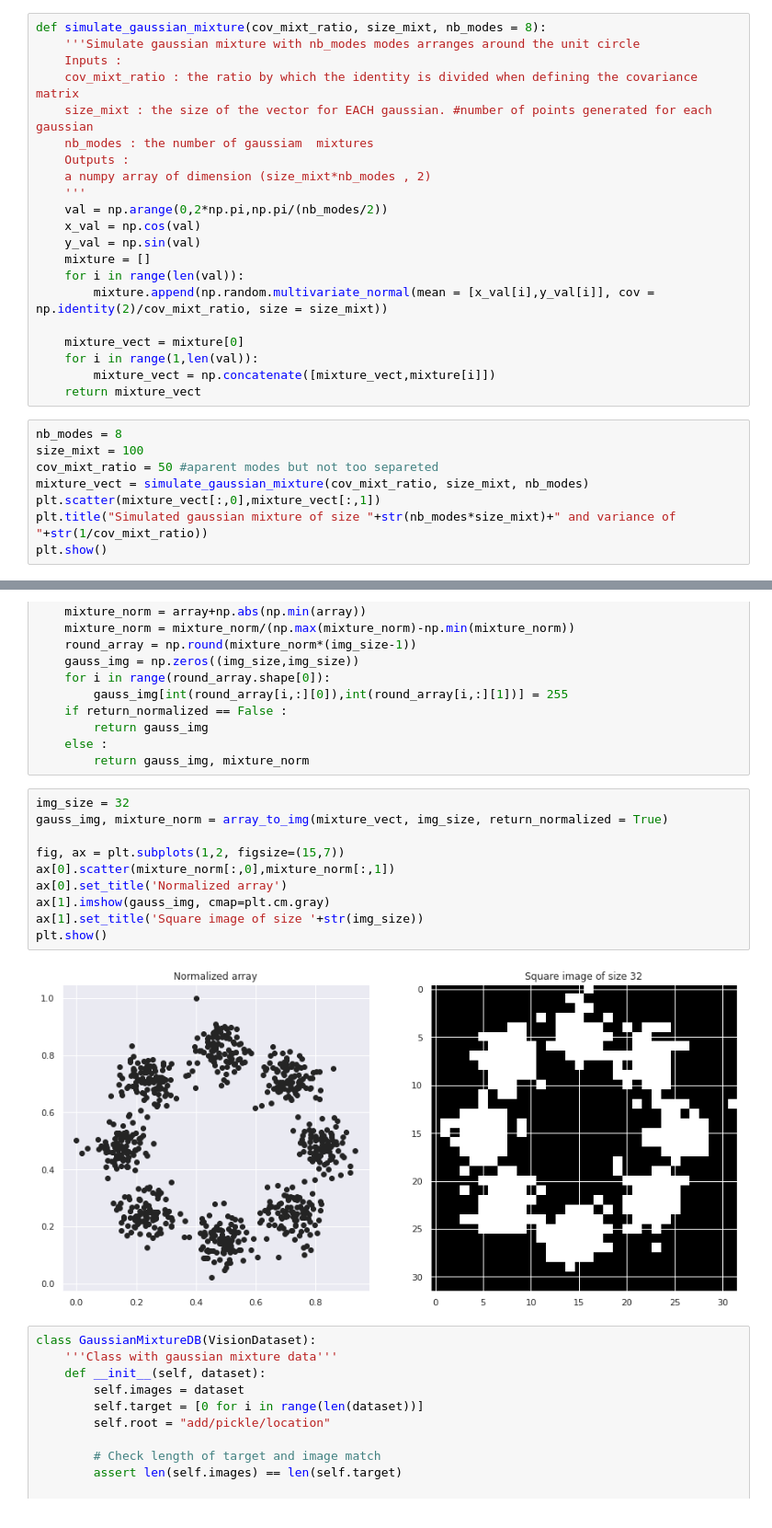
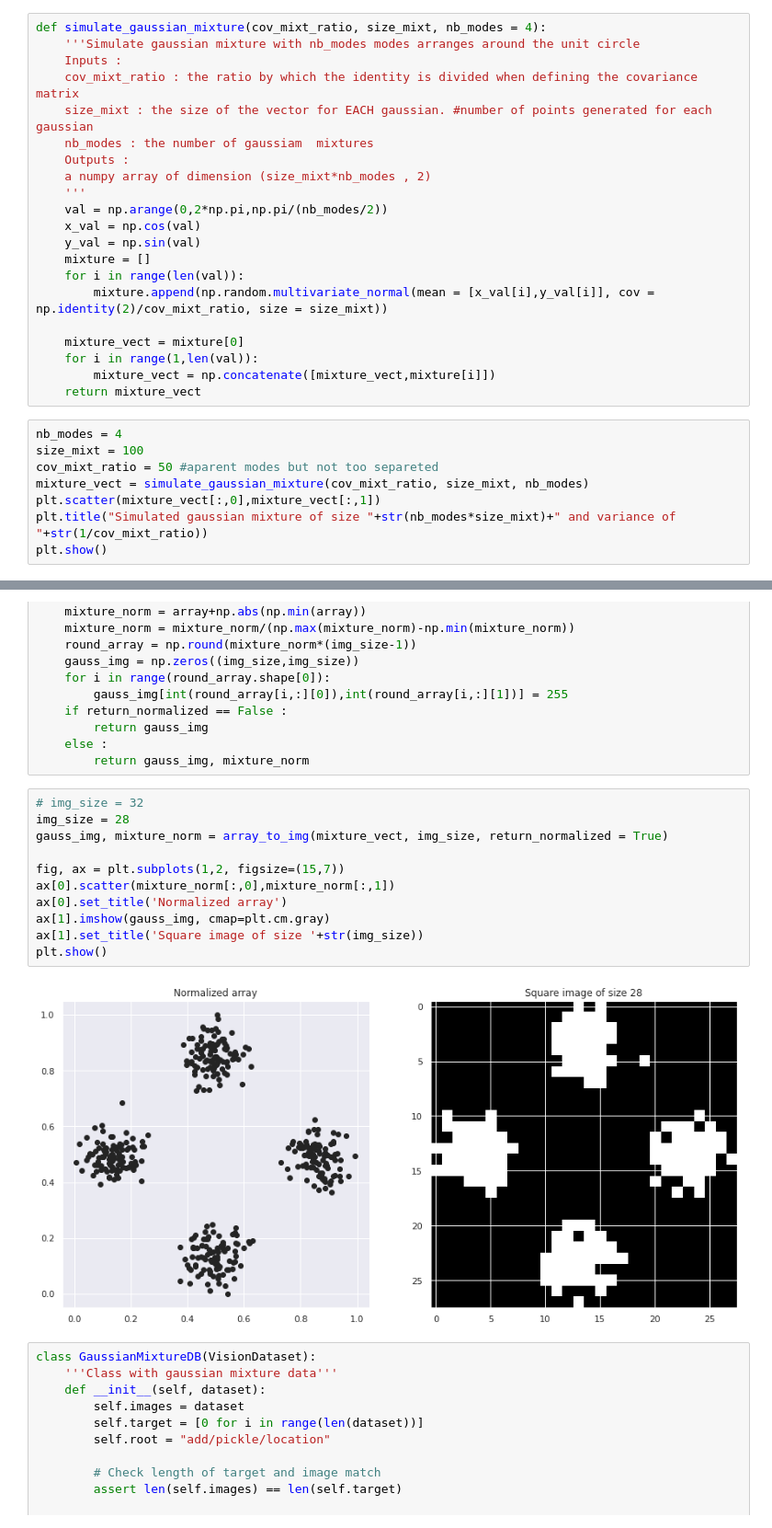
Before and after one commit to philomenec/Optimal-Transport, a Jupyter notebook: OTGAN.ipynb, the cells around one changed output, grey strips where cells are left out. Shown at 92% size. Cells and saved outputs as stored; diff of their text form.

```diff
--- a/OTGAN.ipynb
+++ b/OTGAN.ipynb
@@ -290,7 +269,7 @@ plt.show()
 # %% [markdown]
 ## Create gaussian mixture 'images'
 # %%
-def simulate_gaussian_mixture(cov_mixt_ratio, size_mixt, nb_modes = 8):
+def simulate_gaussian_mixture(cov_mixt_ratio, size_mixt, nb_modes = 4):
     '''Simulate gaussian mixture with nb_modes modes arranges around the unit circle
     Inputs :
     cov_mixt_ratio : the ratio by which the identity is divided when defining the covariance matrix
@@ -311,7 +290,7 @@ def simulate_gaussian_mixture(cov_mixt_ratio, size_mixt, nb_modes = 8):
         mixture_vect = np.concatenate([mixture_vect,mixture[i]])
     return mixture_vect
 # %%
-nb_modes = 8
+nb_modes = 4
 size_mixt = 100
 cov_mixt_ratio = 50 #aparent modes but not too separeted
 mixture_vect = simulate_gaussian_mixture(cov_mixt_ratio, size_mixt, nb_modes)
@@ -340,17 +319,18 @@ def array_to_img(array, img_size, return_normalized = False):
     else :
         return gauss_img, mixture_norm
 # %%
-img_size = 32
+# img_size = 32
+img_size = 28
 gauss_img, mixture_norm = array_to_img(mixture_vect, img_size, return_normalized = True)
 
 fig, ax = plt.subplots(1,2, figsize=(15,7))
 ax[0].scatter(mixture_norm[:,0],mixture_norm[:,1])
 ax[0].set_title('Normalized array')
 ax[1].imshow(gauss_img, cmap=plt.cm.gray)
 ax[1].set_title('Square image of size '+str(img_size))
 plt.show()
 # %% [output]
-[figure, old version]
+[figure, new version]
 # %%
 class GaussianMixtureDB(VisionDataset):
     '''Class with gaussian mixture data'''
```
Also changed, not shown: parts of 77 cells of this notebook.
